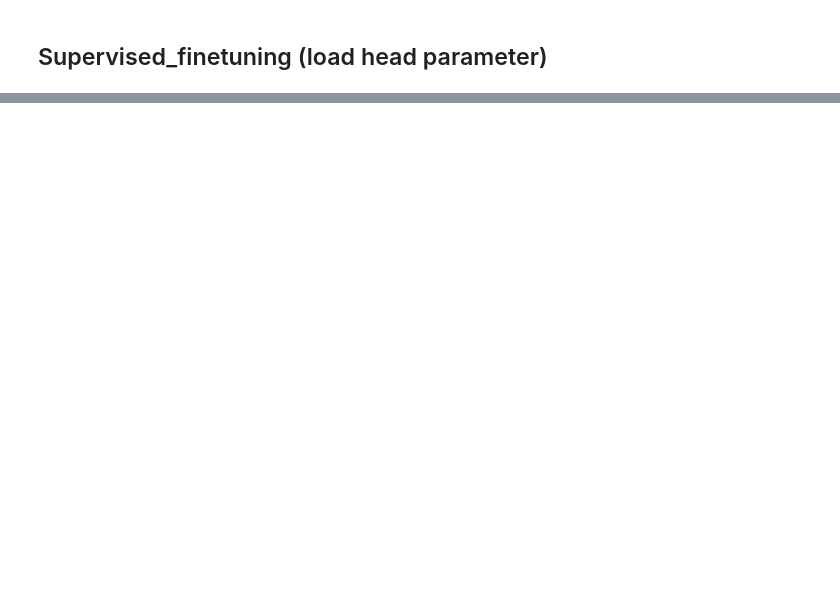
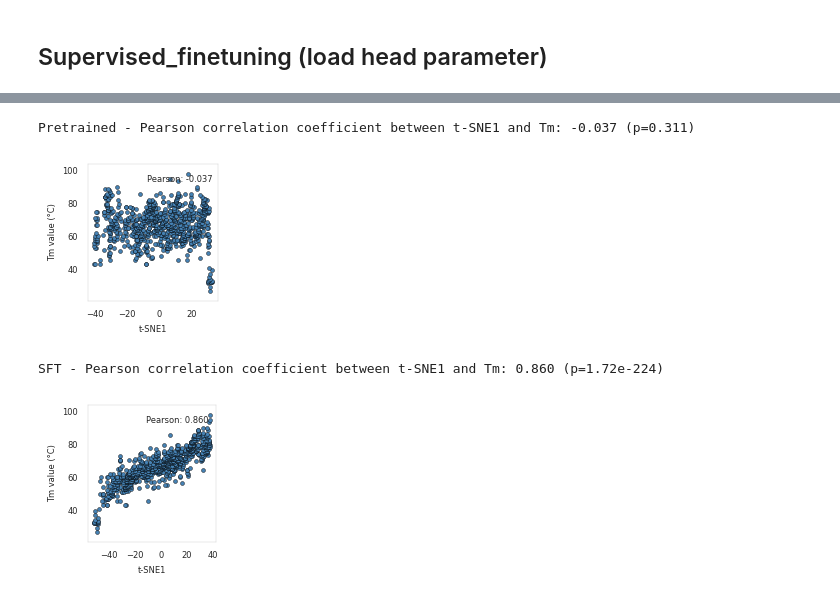
Before and after one commit to matsunagalab/paper_nanobody-thermostability-sae, a Jupyter notebook: supervised_finetuning/analyze_plm_sft.ipynb, the cells around one changed output, grey strips where cells are left out. Drawn from its saved outputs; the diff is of its cells as text; code cells hidden in the pictures; blank space fills up the shorter version.

```diff
--- a/supervised_finetuning/analyze_plm_sft.ipynb
+++ b/supervised_finetuning/analyze_plm_sft.ipynb
@@ -781,0 +833,53 @@ plt.show()
+# %%
+# calculate Pearson correlation coefficient
+from scipy.stats import pearsonr
+
+# Pretrained
+pearson_corr_pretrained, pearson_p_pretrained = pearsonr(df_tsne_pretrained["tsne1"], df_tsne_pretrained["tm"])
+print(f"Pretrained - Pearson correlation coefficient between t-SNE1 and Tm: {pearson_corr_pretrained:.3f} (p={pearson_p_pretrained:.3g})")
+
+# plot of scatter plot (Pretrained)
+fig1, ax1 = plt.subplots(figsize=(2, 2))
+ax1.scatter(df_tsne_pretrained["tsne1"], df_tsne_pretrained["tm"], s=8, color='steelblue', edgecolors='black', linewidth=0.3)
+ax1.set_xlabel("t-SNE1", fontsize=6)
+ax1.set_ylabel("Tm value (°C)", fontsize=6)
+ax1.tick_params(axis='both', width=0.3, labelsize=6)
+ax1.grid(False)
+plot_min, plot_max = 21, 104
+ax1.set_ylim(plot_min, plot_max)
+ax1.spines['top'].set_linewidth(0.3)
+ax1.spines['bottom'].set_linewidth(0.3)
+ax1.spines['left'].set_linewidth(0.3)
+ax1.spines['right'].set_linewidth(0.3)
+ax1.text(0.45, 0.92, f"Pearson: {pearson_corr_pretrained:.3f}",
+        transform=ax1.transAxes, fontsize=6, verticalalignment="top", linespacing=1.5)
+plt.tight_layout()
+plt.savefig(str(save_dir / 'embedding_plot_pretrained_correlation.png'), dpi=350, format="png", bbox_inches='tight')
+plt.show()
+
+# SFT
+pearson_corr_sft, pearson_p_sft = pearsonr(df_tsne_SFT["tsne1"], df_tsne_SFT["tm"])
+print(f"SFT - Pearson correlation coefficient between t-SNE1 and Tm: {pearson_corr_sft:.3f} (p={pearson_p_sft:.3g})")
+
+# plot of scatter plot (SFT)
+fig2, ax2 = plt.subplots(figsize=(2, 2))
+ax2.scatter(df_tsne_SFT["tsne1"], df_tsne_SFT["tm"], s=8, color='steelblue', edgecolors='black', linewidth=0.3)
+ax2.set_xlabel("t-SNE1", fontsize=6)
+ax2.set_ylabel("Tm value (°C)", fontsize=6)
+ax2.tick_params(axis='both', width=0.3, labelsize=6)
+ax2.grid(False)
+ax2.set_ylim(plot_min, plot_max)
+ax2.spines['top'].set_linewidth(0.3)
+ax2.spines['bottom'].set_linewidth(0.3)
+ax2.spines['left'].set_linewidth(0.3)
+ax2.spines['right'].set_linewidth(0.3)
+ax2.text(0.45, 0.92, f"Pearson: {pearson_corr_sft:.3f}",
+        transform=ax2.transAxes, fontsize=6, verticalalignment="top", linespacing=1.5)
+plt.tight_layout()
+plt.savefig(str(save_dir / 'embedding_plot_sft_correlation.png'), dpi=350, format="png", bbox_inches='tight')
+plt.show()
+# %% [output]
+Pretrained - Pearson correlation coefficient between t-SNE1 and Tm: -0.037 (p=0.311)
+[figure, added]
+SFT - Pearson correlation coefficient between t-SNE1 and Tm: 0.860 (p=1.72e-224)
+[figure, added]
```
Also changed, not shown: parts of 20 cells of this notebook, 6 other files.
